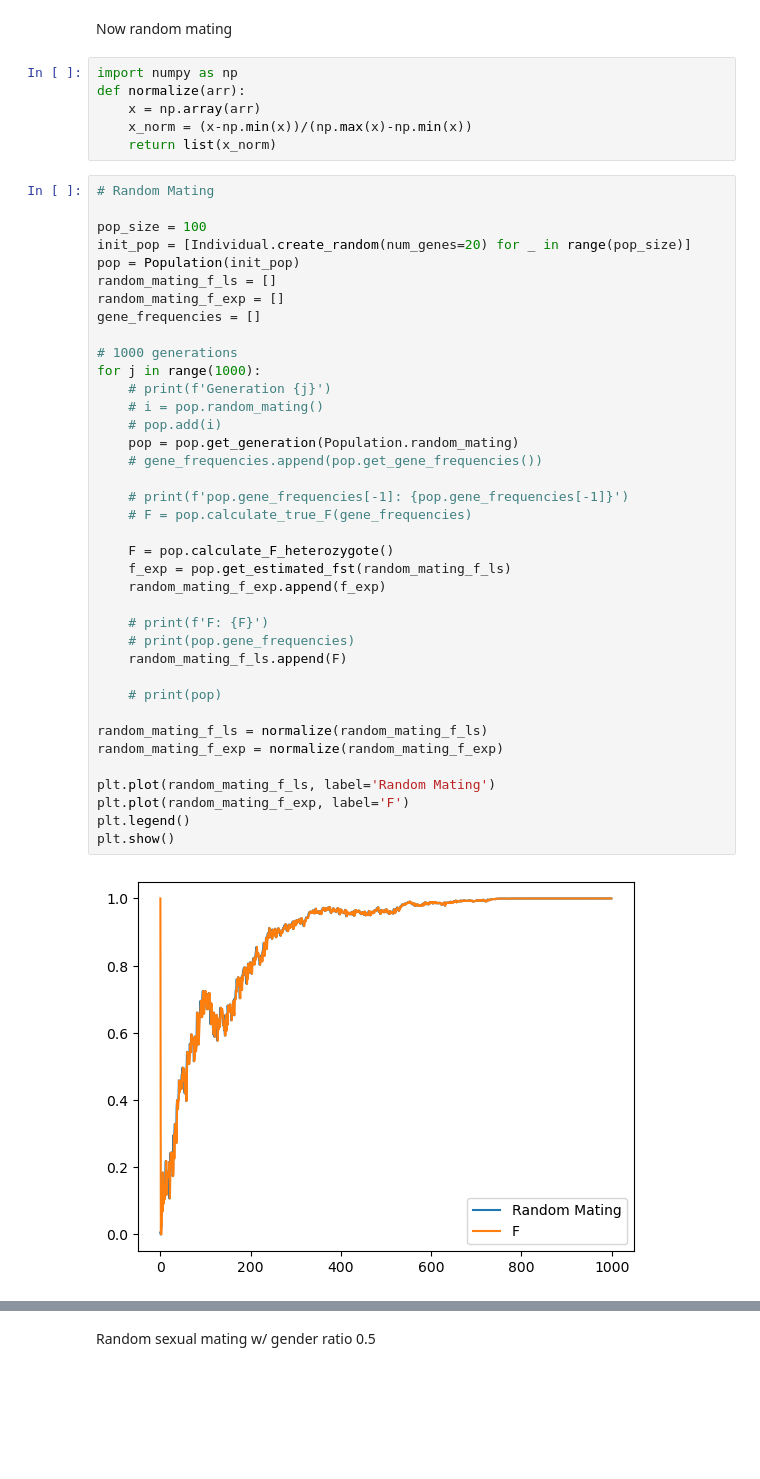
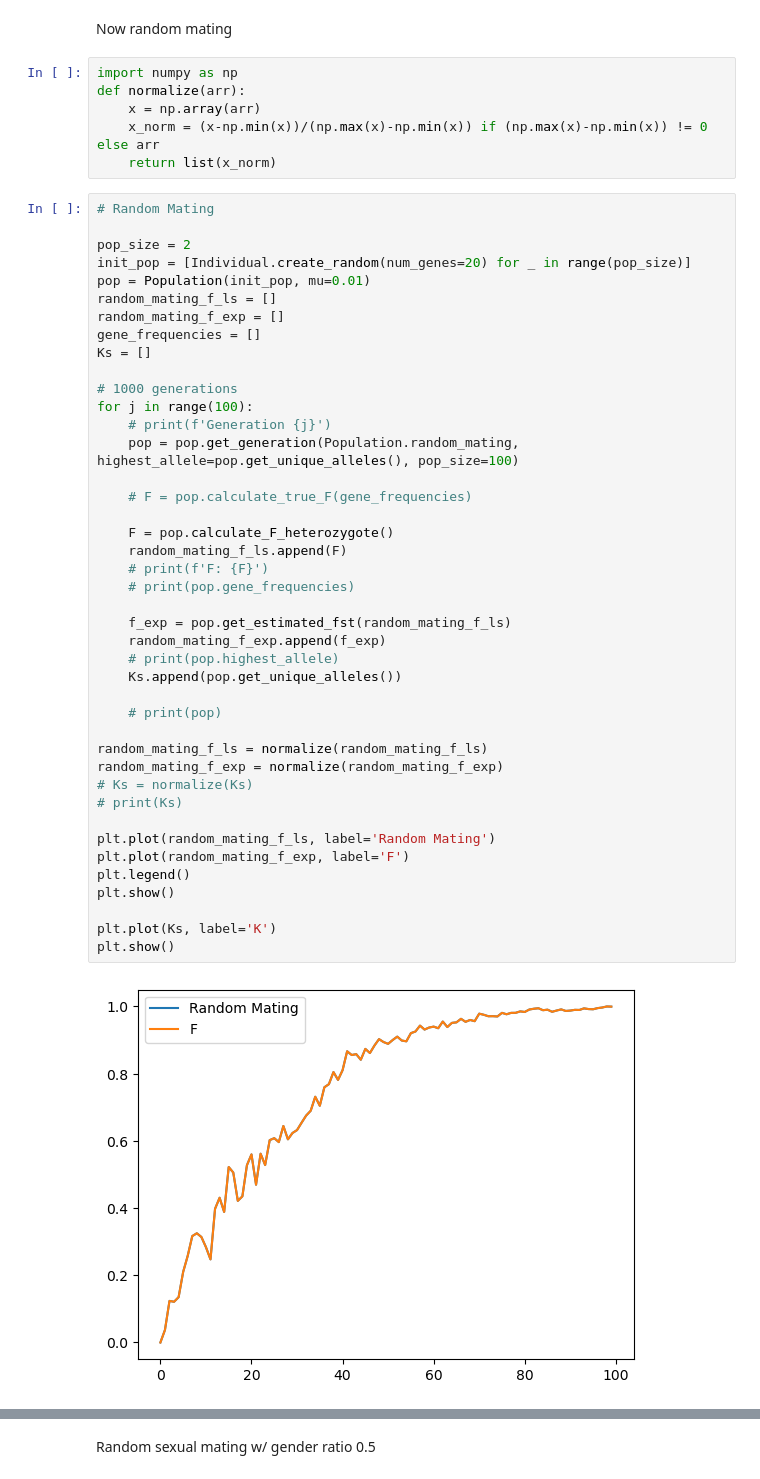
Before and after one commit to roboticapples14/computational_ecology, a Jupyter notebook: Genetics.ipynb, the cells around one changed output, grey strips where cells are left out. Saved outputs shown, nothing was run; the diff lists cells and outputs as text; blank space fills up the shorter version.

```diff
--- a/Genetics.ipynb
+++ b/Genetics.ipynb
@@ -242,45 +272,49 @@ Now random mating
 import numpy as np
 def normalize(arr):
     x = np.array(arr)
-    x_norm = (x-np.min(x))/(np.max(x)-np.min(x))
+    x_norm = (x-np.min(x))/(np.max(x)-np.min(x)) if (np.max(x)-np.min(x)) != 0 else arr
     return list(x_norm)
 # %%
 # Random Mating
 
-pop_size = 100
+pop_size = 2
 init_pop = [Individual.create_random(num_genes=20) for _ in range(pop_size)]
-pop = Population(init_pop)
+pop = Population(init_pop, mu=0.01)
 random_mating_f_ls = []
 random_mating_f_exp = []
 gene_frequencies = []
+Ks = []
 
 # 1000 generations
-for j in range(1000):
+for j in range(100):
     # print(f'Generation {j}')
-    # i = pop.random_mating()
-    # pop.add(i)
-    pop = pop.get_generation(Population.random_mating)
-    # gene_frequencies.append(pop.get_gene_frequencies())
+    pop = pop.get_generation(Population.random_mating, highest_allele=pop.get_unique_alleles(), pop_size=100)
 
-    # print(f'pop.gene_frequencies[-1]: {pop.gene_frequencies[-1]}')
     # F = pop.calculate_true_F(gene_frequencies)
 
     F = pop.calculate_F_heterozygote()
+    random_mating_f_ls.append(F)
+    # print(f'F: {F}')
+    # print(pop.gene_frequencies)
+
     f_exp = pop.get_estimated_fst(random_mating_f_ls)
     random_mating_f_exp.append(f_exp)
-
-    # print(f'F: {F}')
-    # print(pop.gene_frequencies)
-    random_mating_f_ls.append(F)
+    # print(pop.highest_allele)
+    Ks.append(pop.get_unique_alleles())
 
     # print(pop)
 
 random_mating_f_ls = normalize(random_mating_f_ls)
 random_mating_f_exp = normalize(random_mating_f_exp)
+# Ks = normalize(Ks)
+# print(Ks)
 
 plt.plot(random_mating_f_ls, label='Random Mating')
 plt.plot(random_mating_f_exp, label='F')
 plt.legend()
 plt.show()
+
+plt.plot(Ks, label='K')
+plt.show()
 # %% [output]
-[figure, old version]
+[figure, new version]
```
Also changed, not shown: parts of 4 cells of this notebook.
